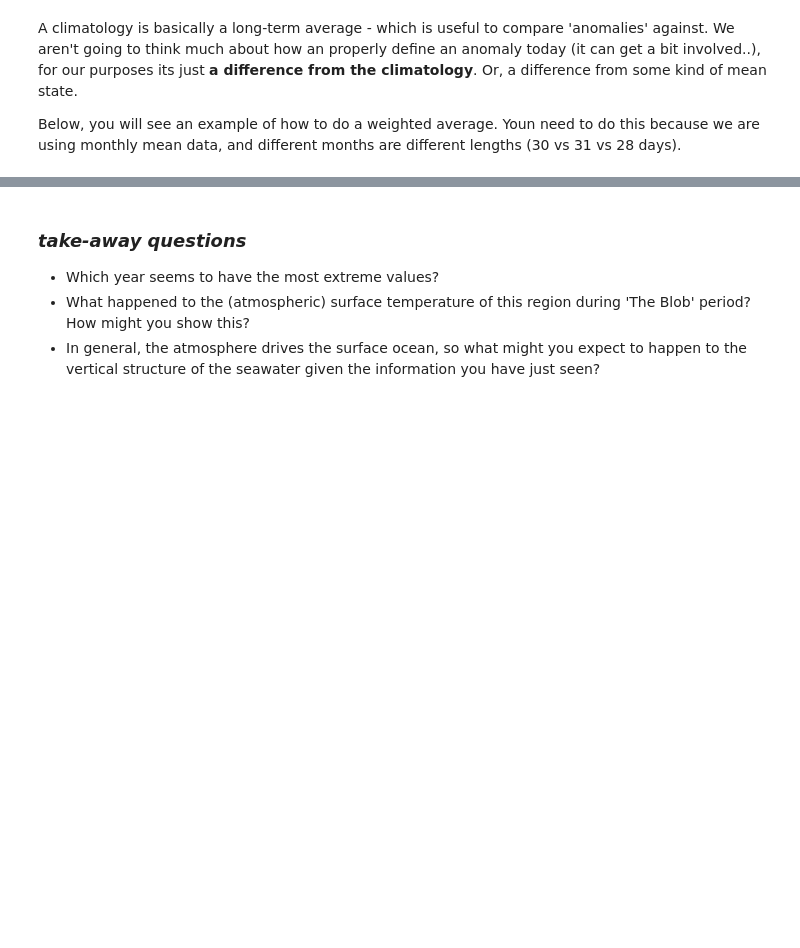
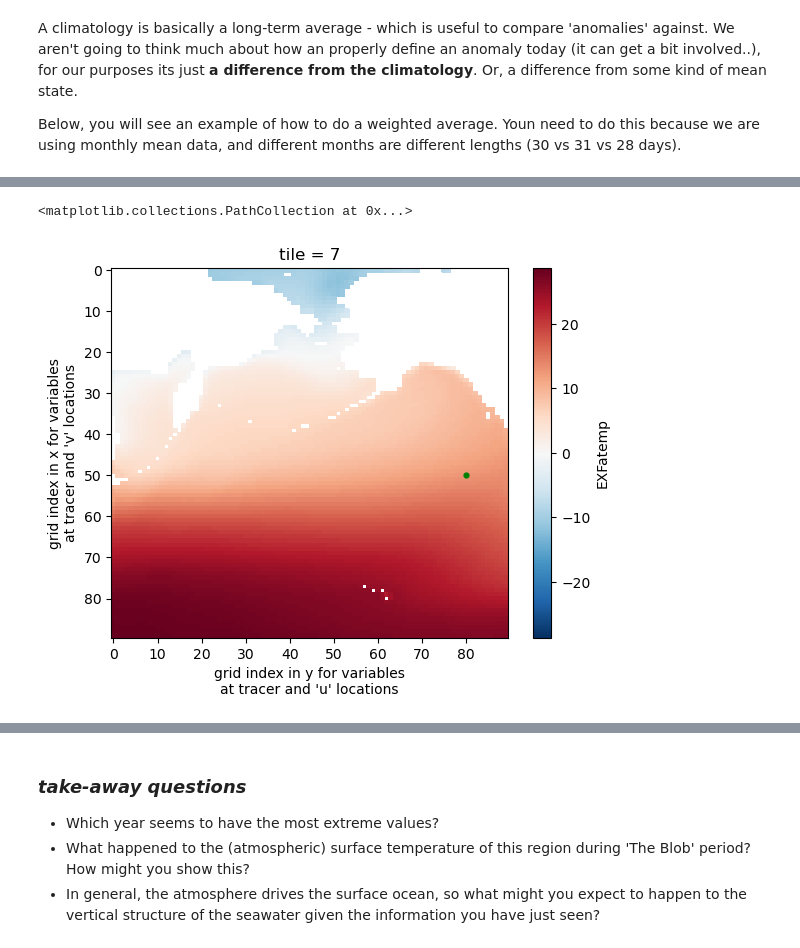
Before and after one commit to BWBlack/2Y_introduction_to_oceanography, a Jupyter notebook: heat_transport_practical/heat_budget_practical.ipynb, the cells around one changed output, grey strips where cells are left out. Cells and saved outputs as stored; diff of their text form; code cells hidden in the pictures; blank space fills up the shorter version.

```diff
--- a/heat_transport_practical/heat_budget_practical.ipynb
+++ b/heat_transport_practical/heat_budget_practical.ipynb
@@ -125,6 +132,6 @@ client
 # %%
 # just the directories where the data should live
-ecco_dir = './ECCO_data/'
+ecco_data_dir = 'D:/ECCOv4_heat_transport/ECCO_V4r4/ECCO_data/atmos_and_flux_data_1992_2017.nc' #'./ECCO_data/'
 grid_dir = './grid_dir/GRID_GEOMETRY_ECCO_V4r4_native_llc0090.nc'
 # %% [markdown]
 #### Also introducing xarray, a handy python tool
@@ -137,8 +144,8 @@ Xarray can do that, but for many dimensions - I will point out when I do this. D
 # %%
 %%time
 # atmosphere and sea surface flux data
-atmos_ds =
+atmos_ds = xr.open_dataset(ecco_data_dir)
 # ocean transport data
-otrans_ds =
+# otrans_ds =
 # density and stratification
-strat_ds =
+# strat_ds =
@@ -206,3 +288,5 @@ monthly_climatology.month.values
 # %%
-# add some 'buoys' to that map that are going to be the obs' time series
-# As they can look at most of these processes in 1D, this is mainly just to make things easier
+# plotting a time series - lets use tile 7 as its mostly open ocean
+# and for the moment, lets pick surface air temperature
+
+air_temp_7 = atmos_ds[variable].sel(tile=7)
@@ -208,0 +299,13 @@ monthly_climatology.month.values
+# %%
+# Always check the units! This converts temperature to celsius if its in degrees Kelvin
+air_temp_degC = (air_temp_7 - 272.15).assign_attrs({'units':'Deg C'})
+# because its at a weird angle, the commands inside plot() just turn it the right way around
+air_temp_degC.mean(dim='time').plot(x='j', yincrease=False)
+
+# and a random point that I thought seemed nice - Note: I have swapped things around
+j, i = X_point, Y_point
+
+plt.scatter(j, i, s=12, color='green')
+# %% [output]
+<matplotlib.collections.PathCollection at 0x...>
+[figure, added]
```
Also changed, not shown: parts of 22 cells of this notebook.
